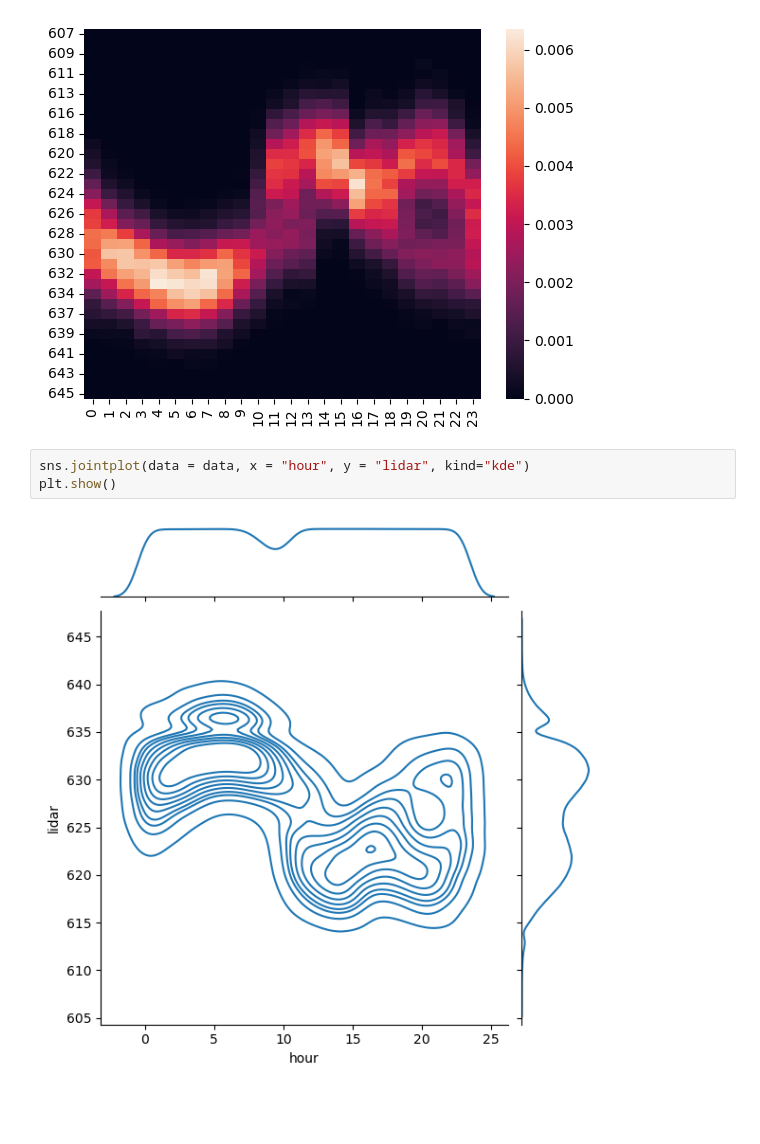
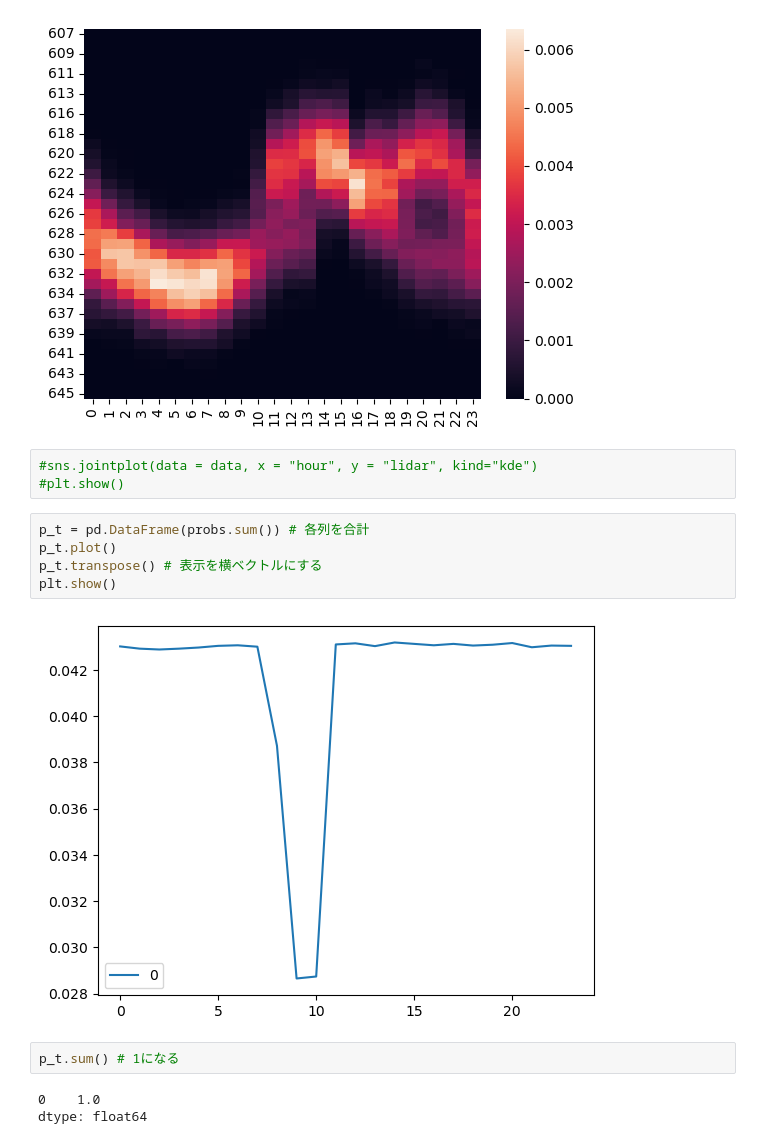
Before and after one commit to shuhei23/probabilistic-robotics-answer-book-shakyo, a Jupyter notebook: section_sensor/lidar_600.ipynb, the cells around one changed output. Cells and saved outputs as stored; diff of their text form; blank space fills up the shorter version.

```diff
--- a/section_sensor/lidar_600.ipynb
+++ b/section_sensor/lidar_600.ipynb
@@ -59,7 +59,17 @@ plt.show()
 # %% [output]
 [figure]
 # %%
-sns.jointplot(data = data, x = "hour", y = "lidar", kind="kde")
-plt.show()
+#sns.jointplot(data = data, x = "hour", y = "lidar", kind="kde")
+#plt.show()
-# %% [output]
-[figure, removed]
+# %%
+p_t = pd.DataFrame(probs.sum()) # 各列を合計
+p_t.plot()
+p_t.transpose() # 表示を横ベクトルにする
+plt.show()
+# %% [output]
+[figure, added]
+# %%
+p_t.sum() # 1になる
+# %% [output]
+0    1.0
+dtype: float64
```
Also changed, not shown: parts of 9 cells of this notebook, 2 other files.
